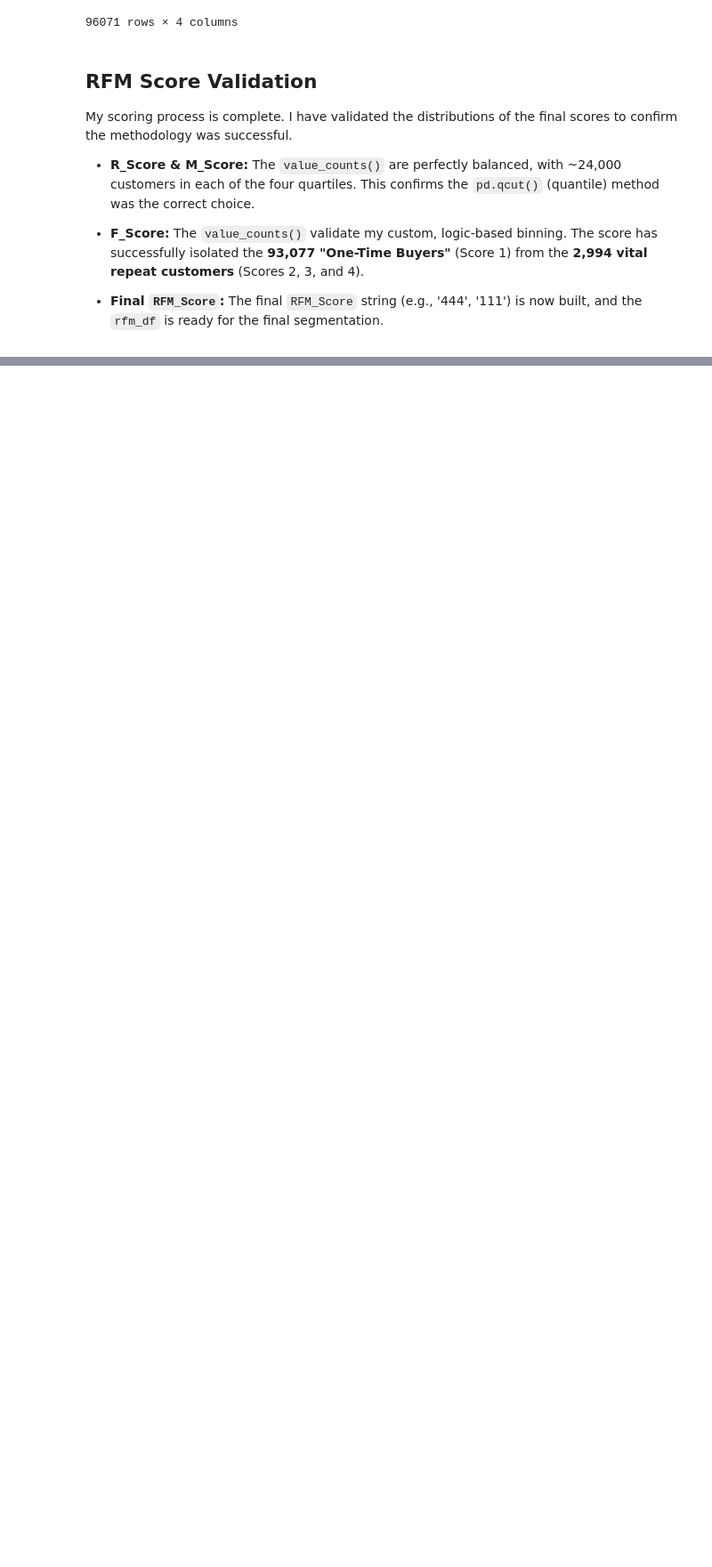
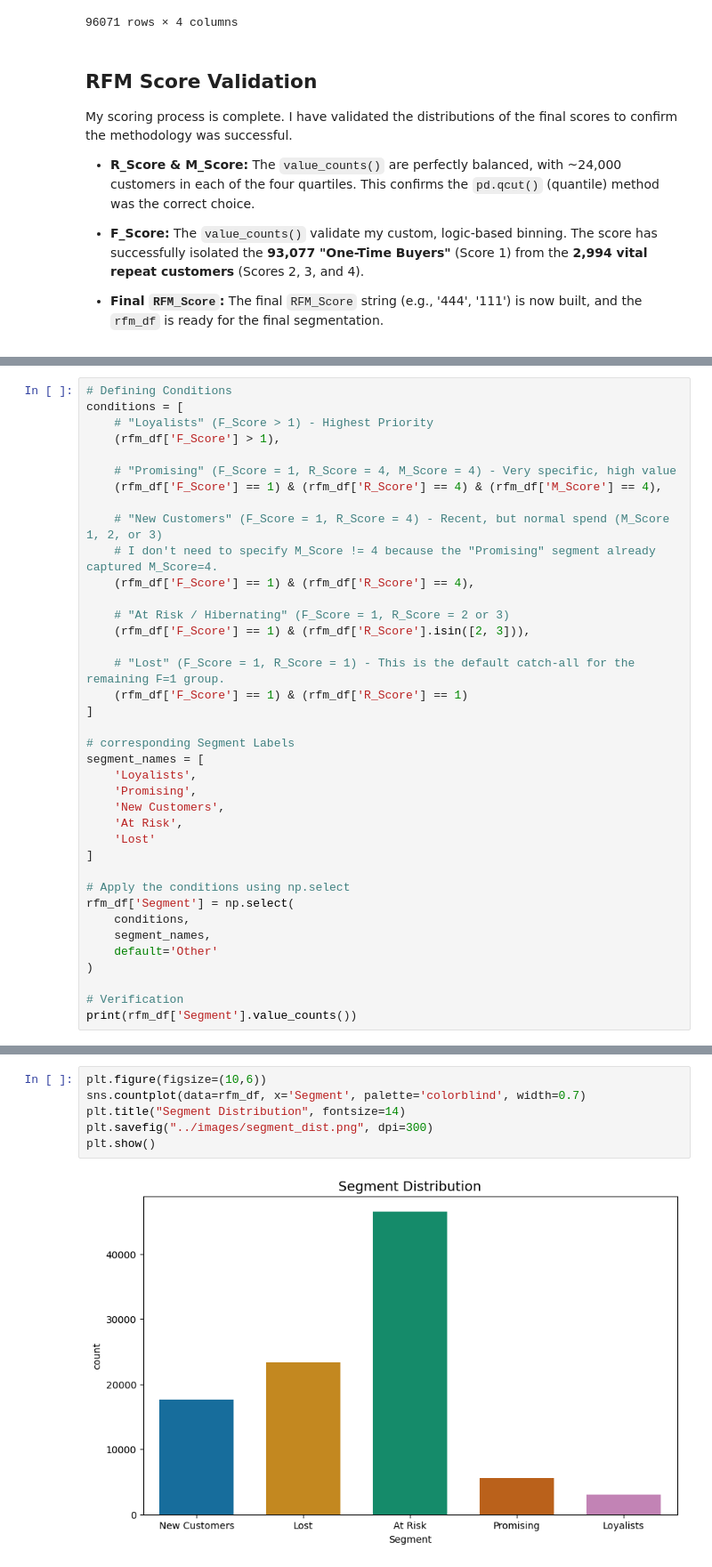
Before and after one commit to zeeshan-akram-ds/Olist-ECommerce-Analysis, a Jupyter notebook: notebooks/03_RFM_Analysis.ipynb, the cells around one changed output, grey strips where cells are left out. Shown at 89% size. Drawn from its saved outputs; the diff is of its cells as text; blank space fills up the shorter version.

```diff
--- a/notebooks/03_RFM_Analysis.ipynb
+++ b/notebooks/03_RFM_Analysis.ipynb
@@ -340,0 +371,38 @@ My scoring process is complete. I have validated the distributions of the final
+# %%
+# Defining Conditions
+conditions = [
+    # "Loyalists" (F_Score > 1) - Highest Priority
+    (rfm_df['F_Score'] > 1),
+
+    # "Promising" (F_Score = 1, R_Score = 4, M_Score = 4) - Very specific, high value
+    (rfm_df['F_Score'] == 1) & (rfm_df['R_Score'] == 4) & (rfm_df['M_Score'] == 4),
+
+    # "New Customers" (F_Score = 1, R_Score = 4) - Recent, but normal spend (M_Score 1, 2, or 3)
+    # I don't need to specify M_Score != 4 because the "Promising" segment already captured M_Score=4.
+    (rfm_df['F_Score'] == 1) & (rfm_df['R_Score'] == 4),
+
+    # "At Risk / Hibernating" (F_Score = 1, R_Score = 2 or 3)
+    (rfm_df['F_Score'] == 1) & (rfm_df['R_Score'].isin([2, 3])),
+
+    # "Lost" (F_Score = 1, R_Score = 1) - This is the default catch-all for the remaining F=1 group.
+    (rfm_df['F_Score'] == 1) & (rfm_df['R_Score'] == 1)
+]
+
+# corresponding Segment Labels
+segment_names = [
+    'Loyalists',
+    'Promising',
+    'New Customers',
+    'At Risk',
+    'Lost'
+]
+
+# Apply the conditions using np.select
+rfm_df['Segment'] = np.select(
+    conditions,
+    segment_names,
+    default='Other'
+)
+
+# Verification
+print(rfm_df['Segment'].value_counts())
@@ -340,0 +417,8 @@ My scoring process is complete. I have validated the distributions of the final
+# %%
+plt.figure(figsize=(10,6))
+sns.countplot(data=rfm_df, x='Segment', palette='colorblind', width=0.7)
+plt.title("Segment Distribution", fontsize=14)
+plt.savefig("../images/segment_dist.png", dpi=300)
+plt.show()
+# %% [output]
+[figure, added]
```
Also changed, not shown: parts of 9 cells of this notebook.
